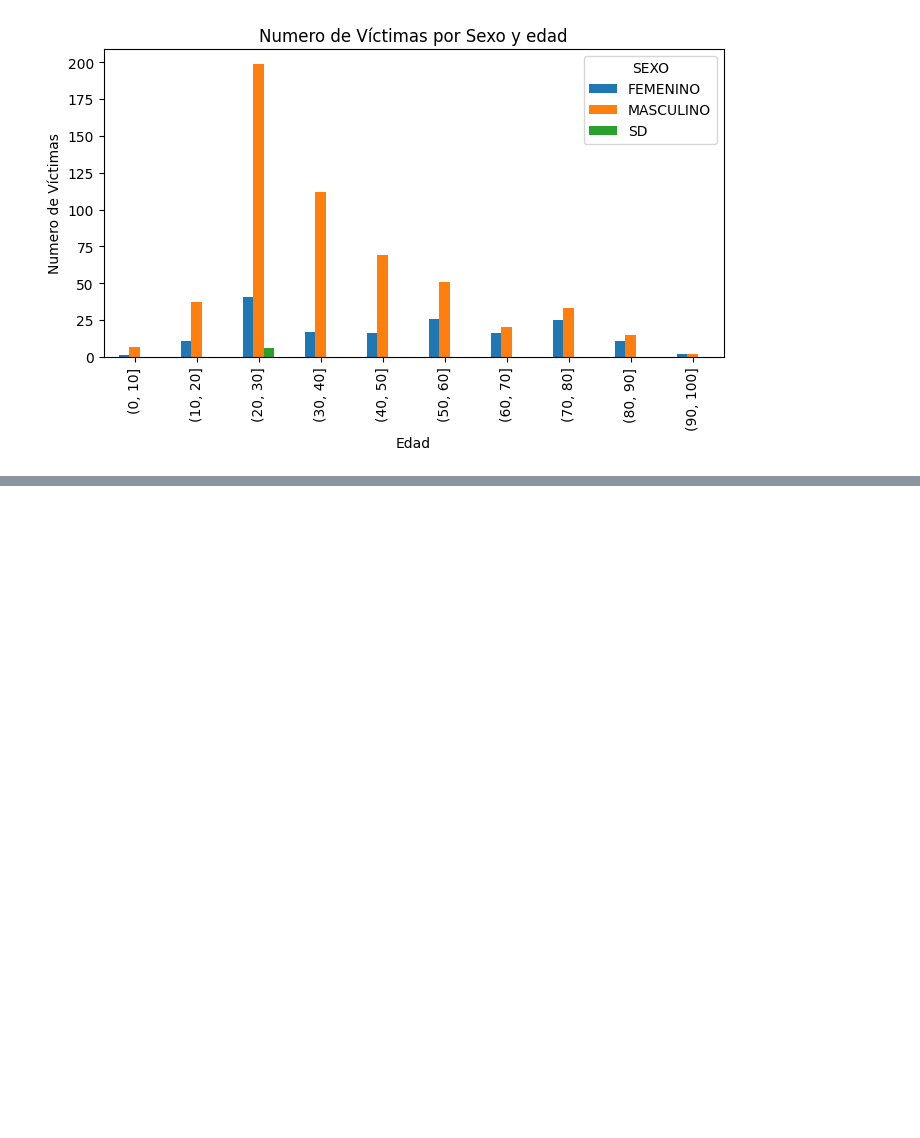
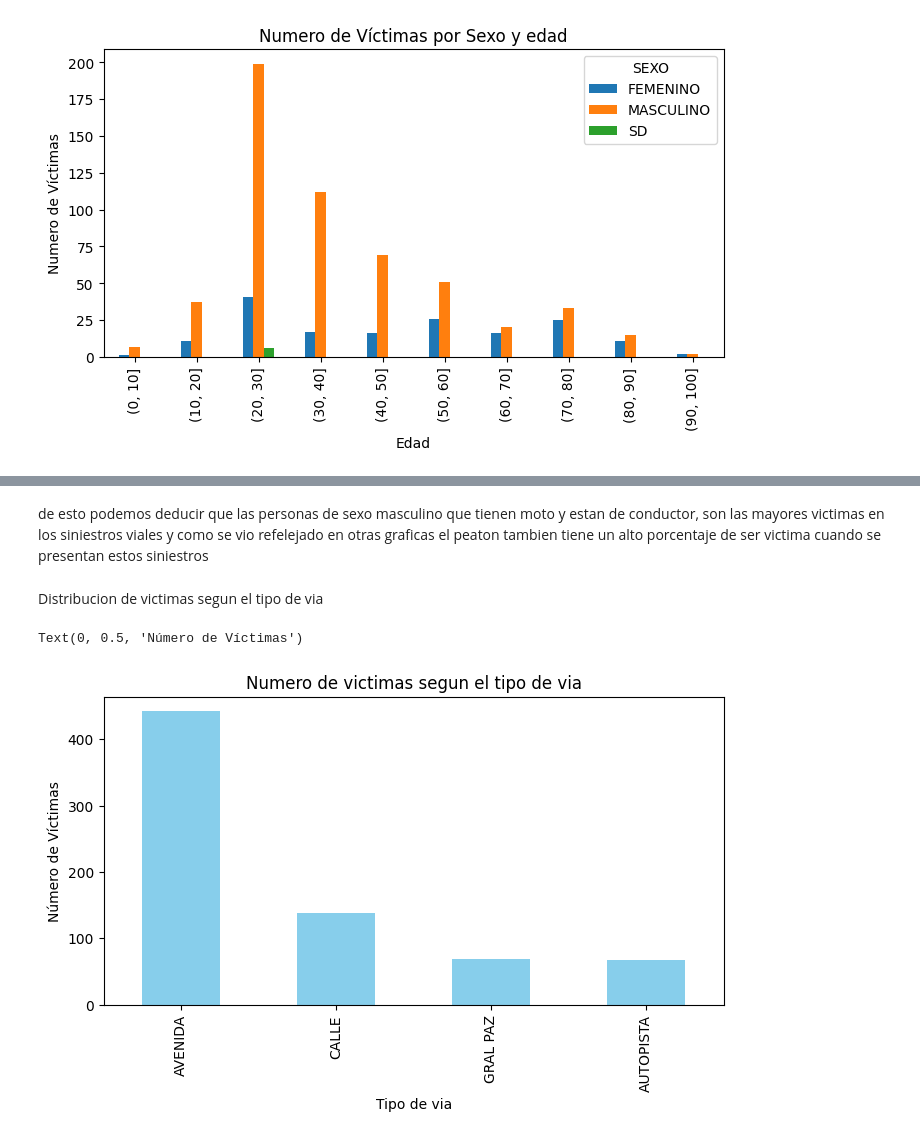
Before and after one commit to kensitmcn18/PI_DA, a Jupyter notebook: EDA_PI_DA.ipynb, the cells around one changed output, grey strips where cells are left out. Cells and saved outputs as stored; diff of their text form; code cells hidden in the pictures; blank space fills up the shorter version.

```diff
--- a/EDA_PI_DA.ipynb
+++ b/EDA_PI_DA.ipynb
@@ -580,0 +602,14 @@ Text(0, 0.5, 'Numero de Víctimas')
+# %% [markdown]
+de esto podemos deducir que las personas de sexo masculino que tienen moto y estan de conductor, son las mayores victimas en los siniestros viales y como se vio refelejado en otras graficas el peaton tambien tiene un alto porcentaje de ser victima cuando se presentan estos siniestros
+# %% [markdown]
+Distribucion de victimas segun el tipo de via
+# %%
+conteo_roles = df_union['TIPO_DE_CALLE'].value_counts()
+plt.figure(figsize=(8,4))
+conteo_roles.plot(kind='bar', color='skyblue')
+plt.title('Numero de victimas segun el tipo de via')
+plt.xlabel('Tipo de via')
+plt.ylabel('Número de Víctimas')
+# %% [output]
+Text(0, 0.5, 'Número de Víctimas')
+[figure, added]
```
Also changed, not shown: parts of 20 cells of this notebook, 2 other files.
